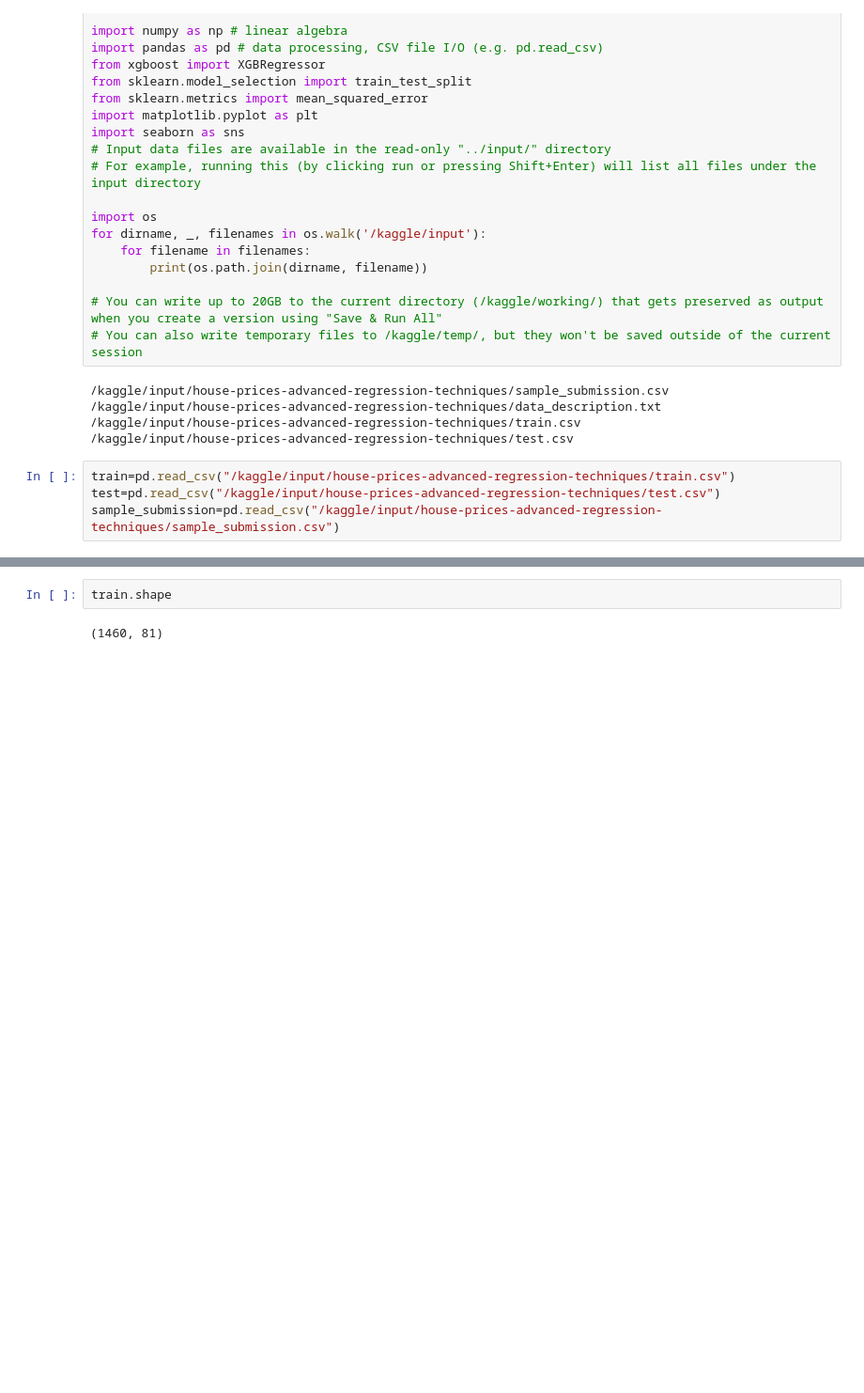
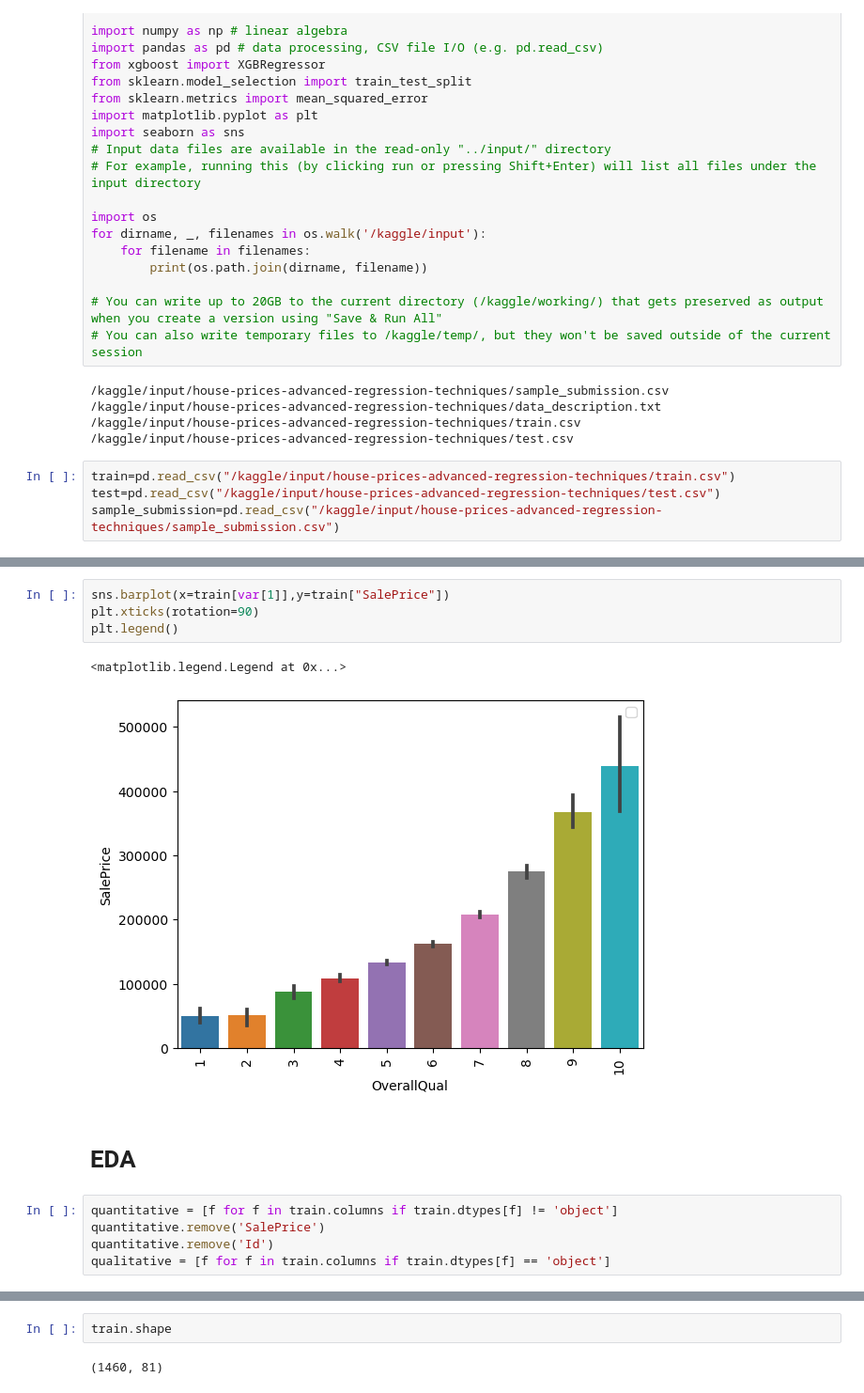
Before and after one commit to AyeshaIrshad1337/House-Price-Prediction-Kaggle-Competition, a Jupyter notebook: house-price-prediction-competition.ipynb, the cells around one changed output, grey strips where cells are left out. Shown at 94% size. Drawn from its saved outputs; the diff is of its cells as text; blank space fills up the shorter version.

```diff
--- a/house-price-prediction-competition.ipynb
+++ b/house-price-prediction-competition.ipynb
@@ -66,0 +104,14 @@ train.describe()
+# %%
+sns.barplot(x=train[var[1]],y=train["SalePrice"])
+plt.xticks(rotation=90)
+plt.legend()
+# %% [output]
+<matplotlib.legend.Legend at 0x...>
+[figure, added]
+# %% [markdown]
+# EDA
+# %%
+quantitative = [f for f in train.columns if train.dtypes[f] != 'object']
+quantitative.remove('SalePrice')
+quantitative.remove('Id')
+qualitative = [f for f in train.columns if train.dtypes[f] == 'object']
```
Also changed, not shown: parts of 49 cells of this notebook.
